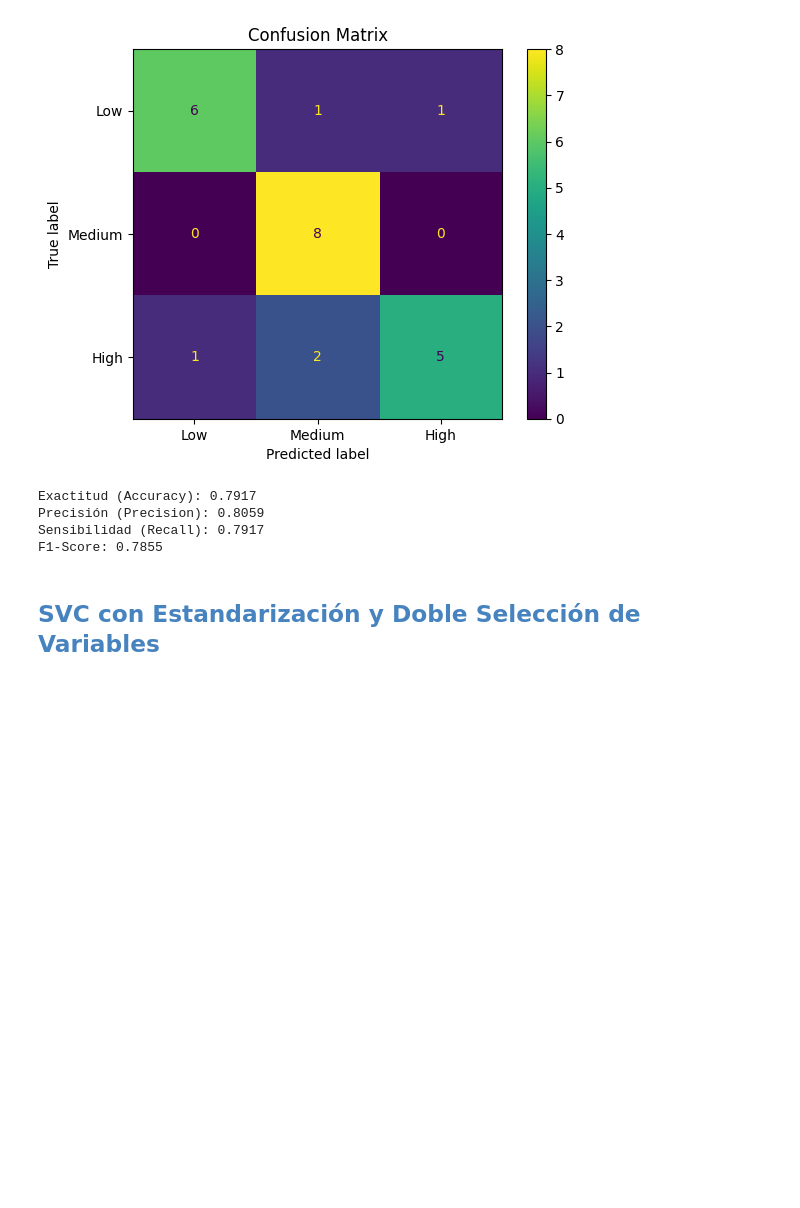
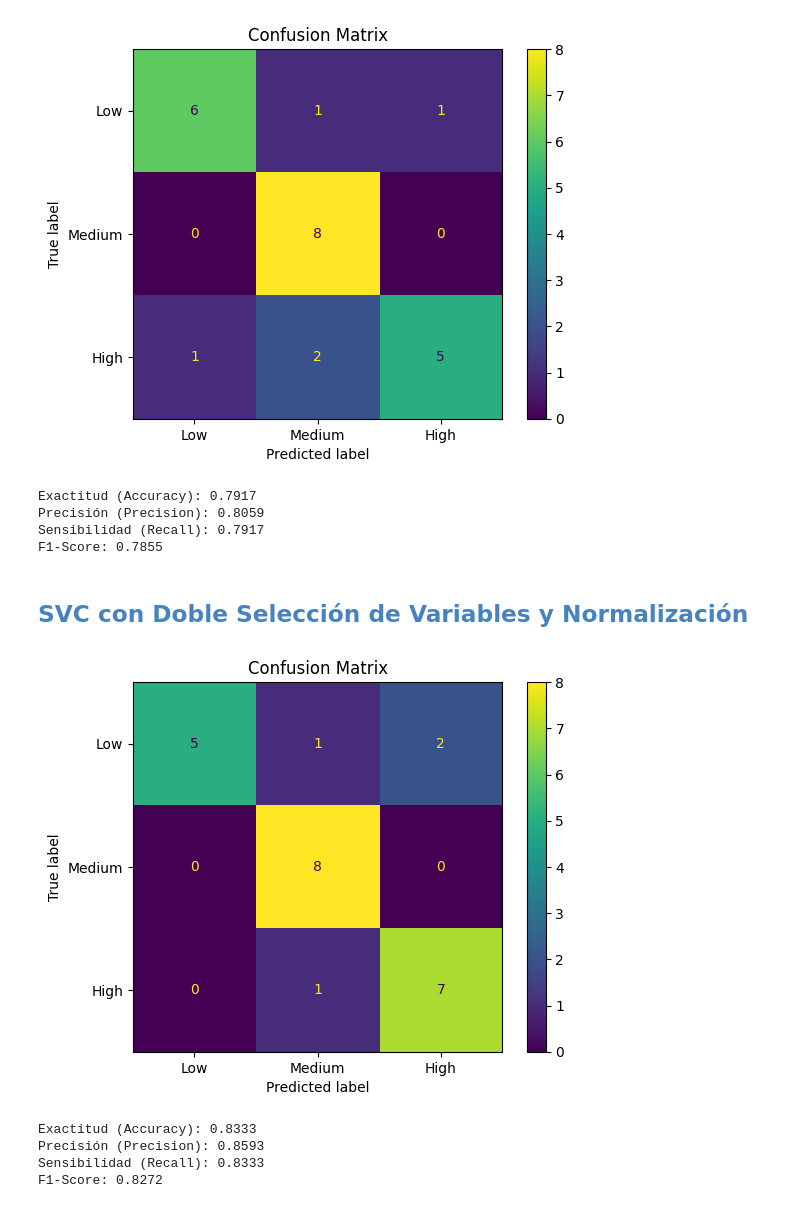
Before and after one commit to ch0fas/3erExamenEO, a Jupyter notebook: Examen3SVC.ipynb, the cells around one changed output. Drawn from its saved outputs; the diff is of its cells as text; code cells hidden in the pictures; blank space fills up the shorter version.

```diff
--- a/Examen3SVC.ipynb
+++ b/Examen3SVC.ipynb
@@ -359,4 +358,40 @@ Precisión (Precision): 0.8059
 Sensibilidad (Recall): 0.7917
 F1-Score: 0.7855
 # %% [markdown]
-## <font color= #4783bf> SVC con Estandarización y Doble Selección de Variables </font>
+## <font color= #4783bf> SVC con Doble Selección de Variables y Normalización </font>
+# %%
+# Original idea
+preprocessor_svm3 = Pipeline(steps=[
+    ('feature_selection', VarianceThreshold()),
+    ('normalizer', Normalizer()),
+    ('dim_reduction', LDA())
+    ])
+
+X_train_transformed = preprocessor_svm3.fit_transform(X_train, y_train)
+X_test_transformed = preprocessor_svm3.transform(X_test)
+# %%
+svm3 = SVC(kernel='linear', C=0.5
+           )
+
+svm3.fit(X_train_transformed, y_train)
+y_pred = svm3.predict(X_test_transformed)
+# %%
+# Matriz de Confusión
+cm = confusion_matrix(y_test, y_pred)
+cm_display = ConfusionMatrixDisplay(confusion_matrix = cm, display_labels = ['Low', 'Medium', 'High'])
+cm_display.plot()
+plt.title('Confusion Matrix')
+plt.show()
+# %% [output]
+[figure, added]
+# %%
+# Métricas de Performance
+print(f"Exactitud (Accuracy): {accuracy_score(y_test, y_pred):.4f}")
+print(f"Precisión (Precision): {precision_score(y_test, y_pred, average='weighted'):.4f}")
+print(f"Sensibilidad (Recall): {recall_score(y_test, y_pred, average='weighted'):.4f}")
+print(f"F1-Score: {f1_score(y_test, y_pred, average='weighted'):.4f}")
+# %% [output]
+Exactitud (Accuracy): 0.8333
+Precisión (Precision): 0.8593
+Sensibilidad (Recall): 0.8333
+F1-Score: 0.8272
```
Also changed, not shown: parts of 12 cells of this notebook.
